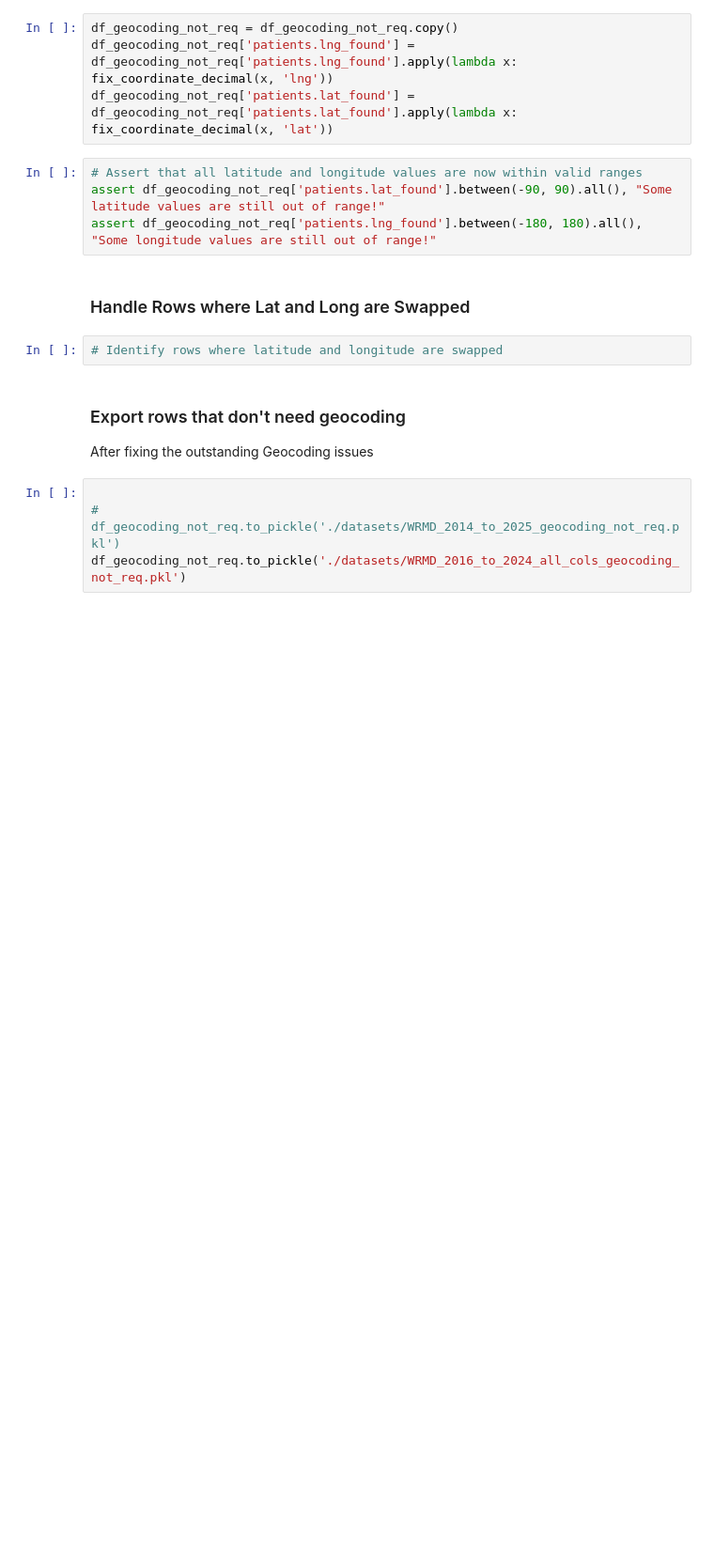
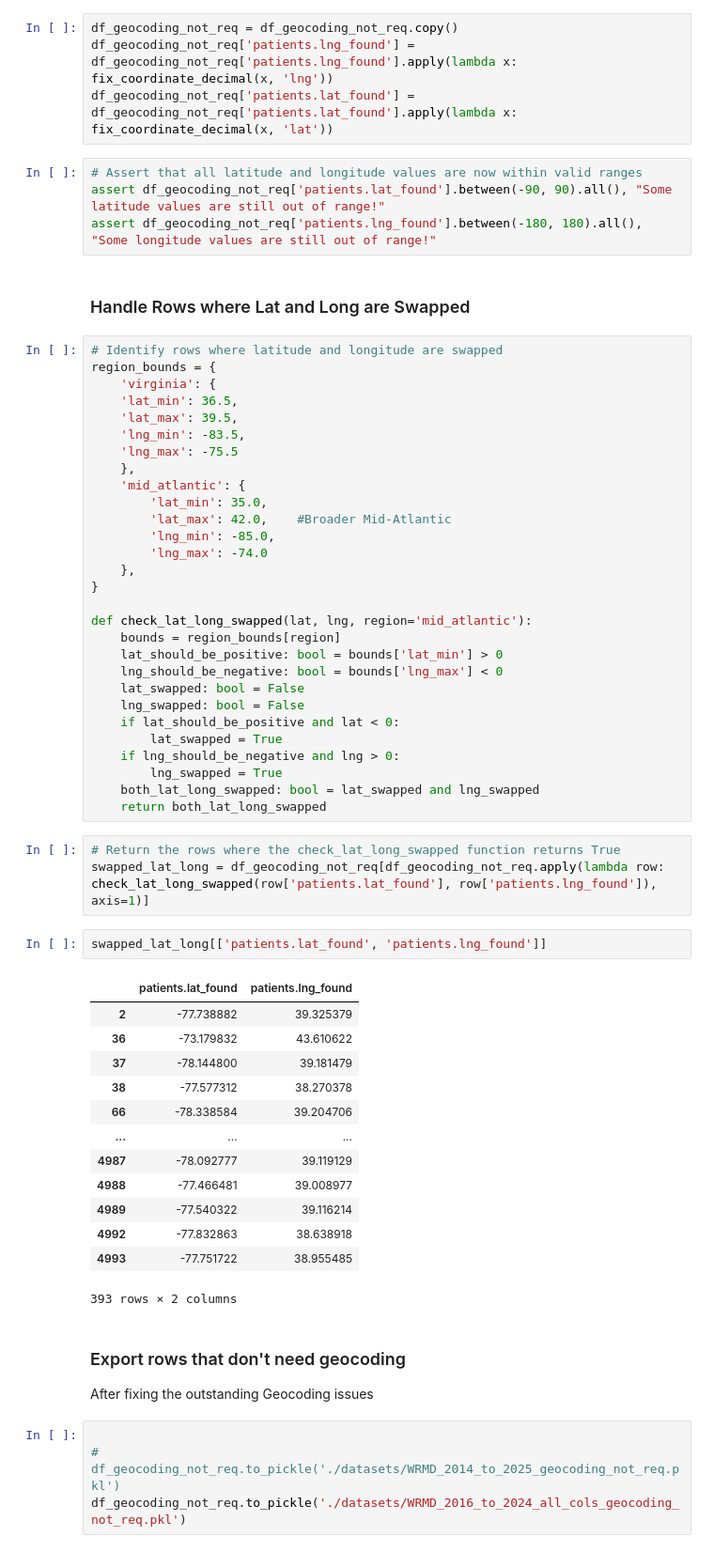
Before and after one commit to code-for-charlottesville/wildlife_collisions, a Jupyter notebook: pipeline_cleaning/WRMD Data/WRMD_data_pipeline.ipynb, the cells around one changed output. Shown at 94% size. Drawn from its saved outputs; the diff is of its cells as text; blank space fills up the shorter version.

Commit message:
working on swapped lat longs

```diff
--- a/pipeline_cleaning/WRMD Data/WRMD_data_pipeline.ipynb
+++ b/pipeline_cleaning/WRMD Data/WRMD_data_pipeline.ipynb
@@ -515,8 +515,54 @@ assert df_geocoding_not_req['patients.lat_found'].between(-90, 90).all(), "Some
 assert df_geocoding_not_req['patients.lng_found'].between(-180, 180).all(), "Some longitude values are still out of range!"
 # %% [markdown]
 ### Handle Rows where Lat and Long are Swapped
-# %%
-# Identify rows where latitude and longitude are swapped
+# %%
+# Identify rows where latitude and longitude are swapped
+region_bounds = {
+    'virginia': {
+    'lat_min': 36.5,
+    'lat_max': 39.5,
+    'lng_min': -83.5,
+    'lng_max': -75.5
+    },
+    'mid_atlantic': {
+        'lat_min': 35.0,
+        'lat_max': 42.0,    #Broader Mid-Atlantic
+        'lng_min': -85.0,
+        'lng_max': -74.0
+    },
+}
+
+def check_lat_long_swapped(lat, lng, region='mid_atlantic'):
+    bounds = region_bounds[region]
+    lat_should_be_positive: bool = bounds['lat_min'] > 0
+    lng_should_be_negative: bool = bounds['lng_max'] < 0
+    lat_swapped: bool = False
+    lng_swapped: bool = False
+    if lat_should_be_positive and lat < 0:
+        lat_swapped = True
+    if lng_should_be_negative and lng > 0:
+        lng_swapped = True
+    both_lat_long_swapped: bool = lat_swapped and lng_swapped
+    return both_lat_long_swapped
+# %%
+# Return the rows where the check_lat_long_swapped function returns True
+swapped_lat_long = df_geocoding_not_req[df_geocoding_not_req.apply(lambda row: check_lat_long_swapped(row['patients.lat_found'], row['patients.lng_found']), axis=1)]
+# %%
+swapped_lat_long[['patients.lat_found', 'patients.lng_found']]
+# %% [output]
+|  | patients.lat_found | patients.lng_found |
+| 2 | -77.738882 | 39.325379 |
+| 36 | -73.179832 | 43.610622 |
+| 37 | -78.144800 | 39.181479 |
+| 38 | -77.577312 | 38.270378 |
+| 66 | -78.338584 | 39.204706 |
+| ... | ... | ... |
+| 4987 | -78.092777 | 39.119129 |
+| 4988 | -77.466481 | 39.008977 |
+| 4989 | -77.540322 | 39.116214 |
+| 4992 | -77.832863 | 38.638918 |
+| 4993 | -77.751722 | 38.955485 |
+393 rows × 2 columns
 # %% [markdown]
 ### Export rows that don't need geocoding
 After fixing the outstanding Geocoding issues
```
Also changed, not shown: parts of 1 cell of this notebook.
